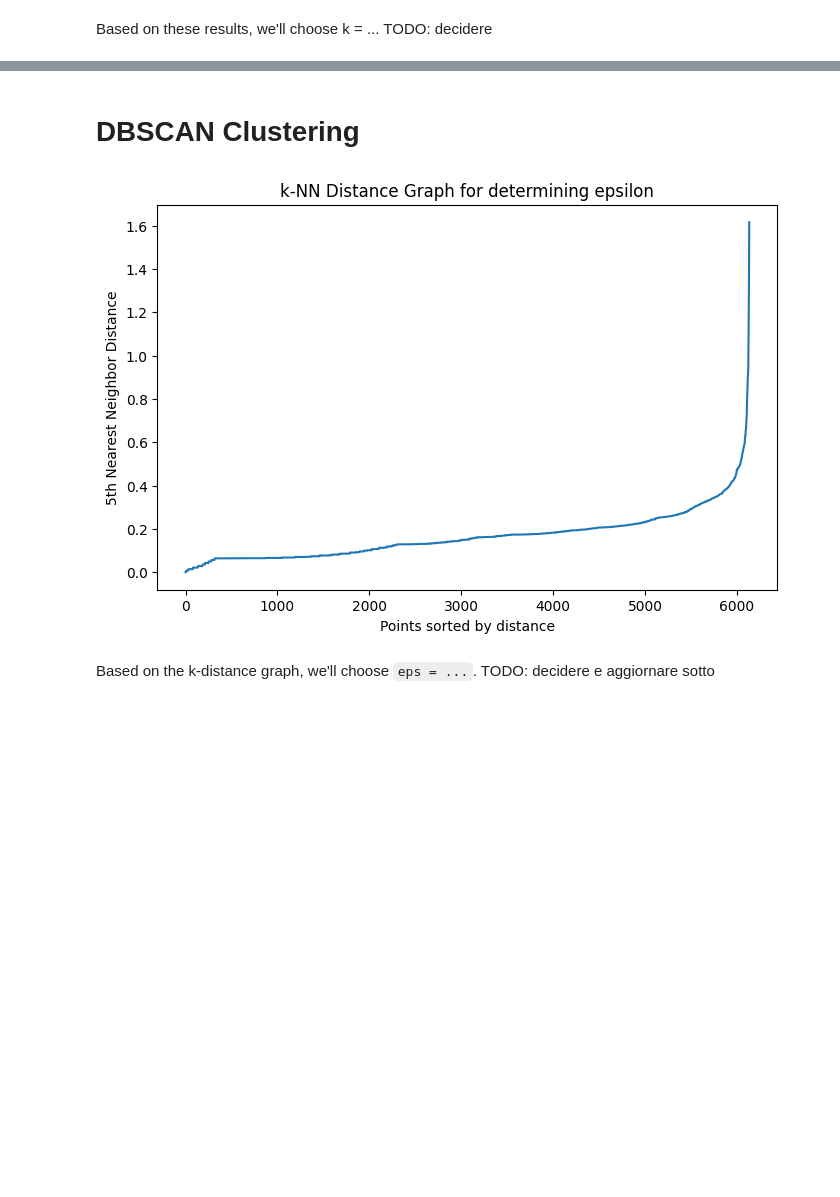
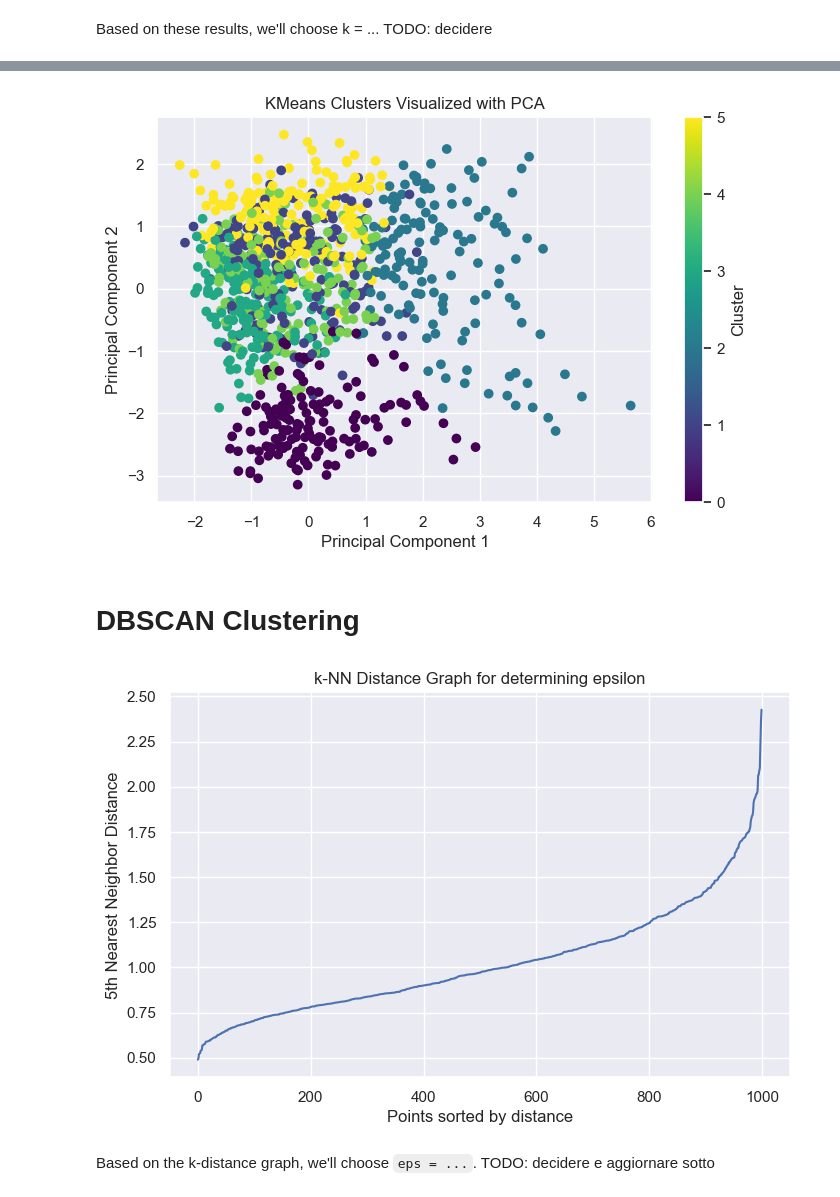
Before and after one commit to Emahhh/dm-project, a Jupyter notebook: 3_clustering.ipynb, the cells around one changed output, grey strips where cells are left out. Saved outputs shown, nothing was run; the diff lists cells and outputs as text; code cells hidden in the pictures; blank space fills up the shorter version.

```diff
--- a/3_clustering.ipynb
+++ b/3_clustering.ipynb
@@ -181,3 +231,20 @@ plt.show()
+# %%
+# We'll use PCA to reduce dimensionality for visualization.
+
+from sklearn.decomposition import PCA
+
+pca = PCA(n_components=2)
+merged_pca = pca.fit_transform(merged_scaled)
+
+plt.figure(figsize=(8,5))
+plt.scatter(merged_pca[:,0], merged_pca[:,1], c=merged_features['kmeans_cluster'], cmap='viridis')
+plt.xlabel('Principal Component 1')
+plt.ylabel('Principal Component 2')
+plt.title('KMeans Clusters Visualized with PCA')
+plt.colorbar(label='Cluster')
+plt.show()
+# %% [output]
+[figure, added]
 # %% [markdown]
 # DBSCAN Clustering
 # %%
@@ -186,8 +253,8 @@ from sklearn.neighbors import NearestNeighbors
 
 # Determine optimal epsilon using k-distance graph
 neighbors = NearestNeighbors(n_neighbors=5)
-neighbors_fit = neighbors.fit(cyclists_scaled)
-distances, indices = neighbors_fit.kneighbors(cyclists_scaled)
+neighbors_fit = neighbors.fit(merged_scaled)
+distances, indices = neighbors_fit.kneighbors(merged_scaled)
 
 distances = np.sort(distances[:,4], axis=0)
 plt.figure(figsize=(8,5))
@@ -197,7 +264,7 @@ plt.ylabel('5th Nearest Neighbor Distance')
 plt.title('k-NN Distance Graph for determining epsilon')
 plt.show()
 # %% [output]
-[figure, old version]
+[figure, new version]
 # %% [markdown]
 Based on the k-distance graph, we'll choose `eps = ...`. TODO: decidere e aggiornare sotto
 # %%
```
Also changed, not shown: parts of 15 cells of this notebook.
